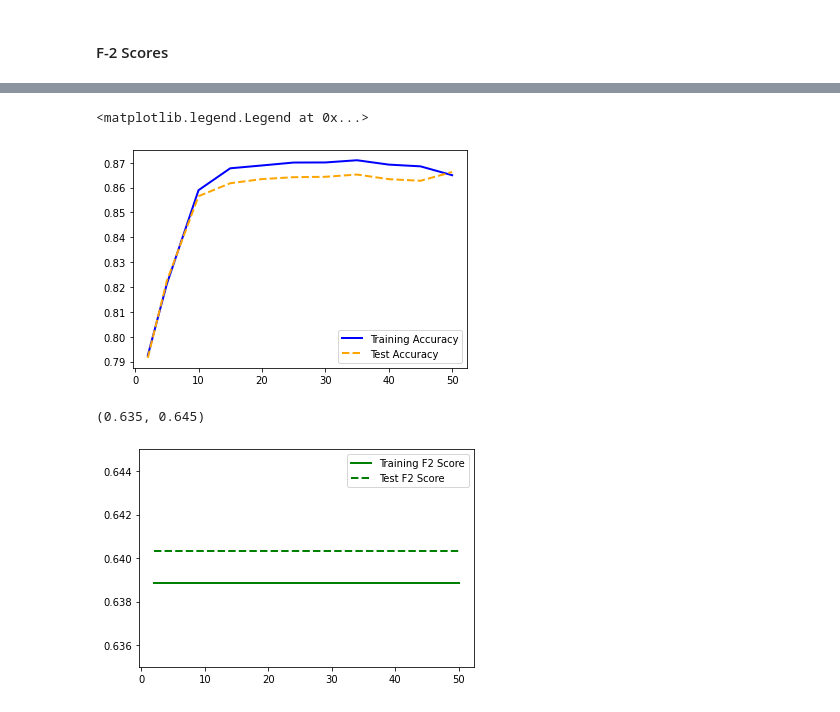
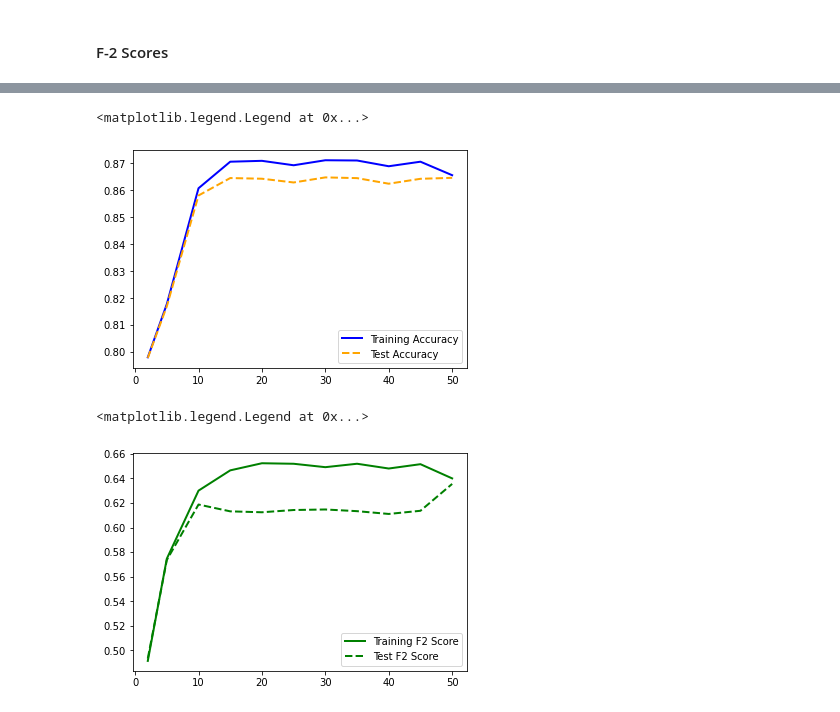
Before and after one commit to alhparsa/CMPT459-Project, a Jupyter notebook: Milestone_2.ipynb, the cells around one changed output, grey strips where cells are left out. Drawn from its saved outputs; the diff is of its cells as text; code cells hidden in the pictures.

```diff
--- a/Milestone_2.ipynb
+++ b/Milestone_2.ipynb
@@ -185,8 +175,8 @@ for i in ranges:
     adaboost_overfit.fit(X_train,y_train)
     training_accuracy.append(adaboost_overfit.score(X_train,y_train))
     test_accuracy.append(adaboost_overfit.score(X_test,y_test))
-    y_test_predict = adaboost.predict(X_test)
-    y_train_predict = adaboost.predict(X_train)
+    y_test_predict = adaboost_overfit.predict(X_test)
+    y_train_predict = adaboost_overfit.predict(X_train)
     training_f2score.append(sklearn.metrics.fbeta_score(y_train, y_train_predict, beta=2, average="macro"))
     test_f2score.append(sklearn.metrics.fbeta_score(y_test, y_test_predict, beta=2, average="macro"))
 
@@ -197,18 +187,17 @@ training_f2score.append(sklearn.metrics.fbeta_score(y_train, y_train_pred, beta=
 test_f2score.append(sklearn.metrics.fbeta_score(y_test, y_test_pred, beta=2, average="macro"))
 # %%
 dict_accuracy = {'Tree_Size': ranges, 'Training_Accuracy': training_accuracy, 'Test_Accuracy': test_accuracy, 'Training_F2': training_f2score, 'Test_F2': test_f2score}
-# df = pd.DataFrame(dict_accuracy)
+df = pd.DataFrame(dict_accuracy)
 plts.plot( 'Tree_Size', 'Training_Accuracy', data=df, marker='', color='blue', linewidth=2, label="Training Accuracy")
 plts.plot( 'Tree_Size', 'Test_Accuracy', data=df, marker='', color='orange', linewidth=2, linestyle='dashed', label="Test Accuracy")
 plts.legend()
 # %% [output]
 <matplotlib.legend.Legend at 0x...>
-[figure, old version]
+[figure, new version]
 # %%
 plts.plot( 'Tree_Size', 'Training_F2', data=df, marker='', color='green', linewidth=2, label="Training F2 Score")
 plts.plot( 'Tree_Size', 'Test_F2', data=df, marker='', color='green', linewidth=2, linestyle='dashed', label="Test F2 Score")
 plts.legend()
-plts.ylim([0.635, 0.645])
 # %% [output]
-(0.635, 0.645)
+<matplotlib.legend.Legend at 0x...>
-[figure, old version]
+[figure, new version]
```
Also changed, not shown: parts of 11 cells of this notebook.
